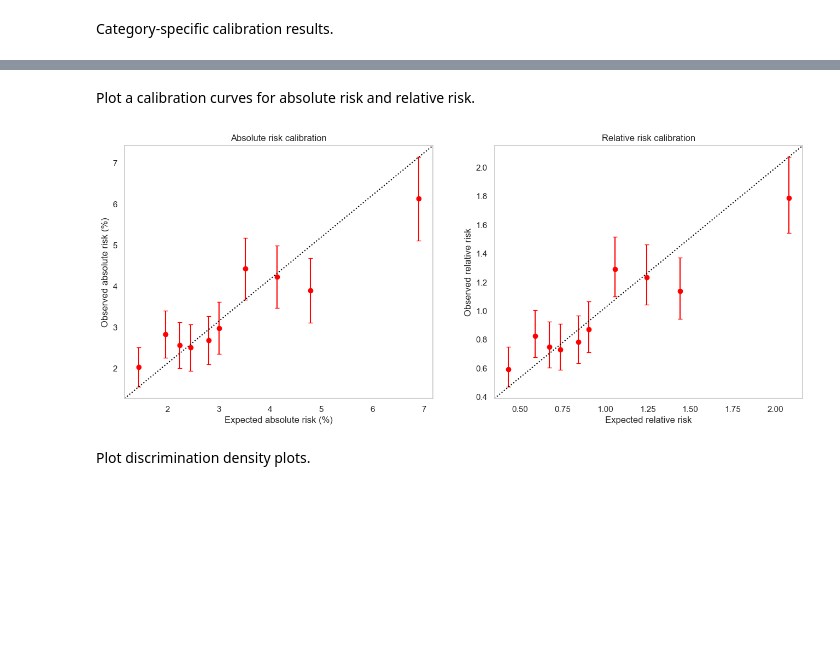
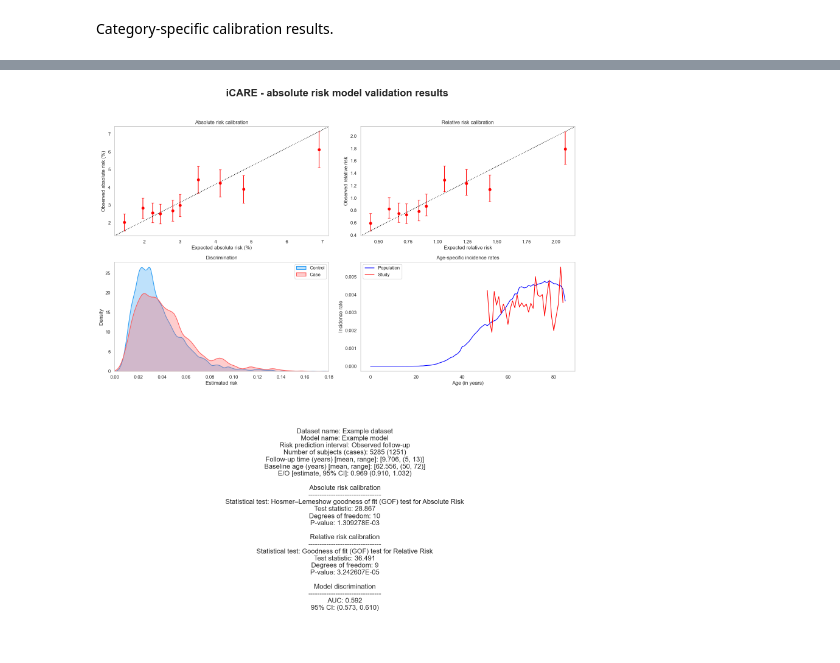
Before and after one commit to jeyabbalas/py-icare, a Jupyter notebook: examples/Python/Model validation.ipynb, the cells around one changed output, grey strips where cells are left out. Saved outputs shown, nothing was run; the diff lists cells and outputs as text; code cells hidden in the pictures; blank space fills up the shorter version.

Commit message:
Mimic validation figure from R

```diff
--- a/examples/Python/Model validation.ipynb
+++ b/examples/Python/Model validation.ipynb
@@ -448,39 +404,103 @@ Model discrimination
-# %% [markdown]
-Plot a calibration curves for absolute risk and relative risk.
 # %%
 observed_absolute_risk_pct = category_specific_calibration['observed_absolute_risk'] * 100
 lower_ci_absolute_risk_pct = category_specific_calibration['lower_ci_absolute_risk'] * 100
 upper_ci_absolute_risk_pct = category_specific_calibration['upper_ci_absolute_risk'] * 100
 predicted_absolute_risk_pct = category_specific_calibration['predicted_absolute_risk'] * 100
 
 observed_relative_risk = category_specific_calibration['observed_relative_risk']
 lower_ci_relative_risk = category_specific_calibration['lower_ci_relative_risk']
 upper_ci_relative_risk = category_specific_calibration['upper_ci_relative_risk']
 predicted_relative_risk = category_specific_calibration['predicted_relative_risk']
 
 yerr_ar = [observed_absolute_risk_pct - lower_ci_absolute_risk_pct, upper_ci_absolute_risk_pct - observed_absolute_risk_pct]
 yerr_rr = [observed_relative_risk - lower_ci_relative_risk, upper_ci_relative_risk - observed_relative_risk]
 
-fig, (ax1, ax2) = plt.subplots(1, 2, figsize=(16, 6))
+fig = plt.figure(figsize=(16, 18))
+gs = GridSpec(4, 2, figure=fig)
+
+# Calibration plots
+ax1 = fig.add_subplot(gs[0, 0])
+ax2 = fig.add_subplot(gs[0, 1])
 ax1.set_facecolor('white')
 ax2.set_facecolor('white')
 
 ax1.errorbar(predicted_absolute_risk_pct, observed_absolute_risk_pct, yerr=yerr_ar, fmt='o', color='red', capsize=3)
 ax1.plot([0, 1], [0, 1], transform=ax1.transAxes, color='black', linestyle='dotted')
 
 ax1.set_xlabel('Expected absolute risk (%)')
 ax1.set_ylabel('Observed absolute risk (%)')
 ax1.set_title('Absolute risk calibration')
 
 ax2.errorbar(predicted_relative_risk, observed_relative_risk, yerr=yerr_rr, fmt='o', color='red', capsize=3)
 ax2.plot([0, 1], [0, 1], transform=ax2.transAxes, color='black', linestyle='dotted')
 
 ax2.set_xlabel('Expected relative risk')
 ax2.set_ylabel('Observed relative risk')
 ax2.set_title('Relative risk calibration')
 
+# Discrimination plot
+ax3 = fig.add_subplot(gs[1, 0])
+
+sns.kdeplot(study_data.loc[study_data['observed_outcome'] == 0, 'risk_estimates'], bw_adjust=0.5, color=(42/255, 157/255, 244/255), fill=True, alpha=0.3, linewidth=1.5, label="Control", ax=ax3)
+
+sns.kdeplot(study_data.loc[study_data['observed_outcome'] == 1, 'risk_estimates'], bw_adjust=0.5, color=(254/255, 92/255, 92/255), fill=True, alpha=0.3, linewidth=1.5, label="Case", ax=ax3)
+
+ax3.set_xlim(0.0, 0.18)
+ax3.set_xlabel("Estimated risk")
+ax3.set_ylabel("Density")
+ax3.set_title("Discrimination")
+ax3.legend()
+
+# Incidence rates plot
+ax4 = fig.add_subplot(gs[1, 1])
+ax4.set_facecolor('white')
+
+ax4.plot(incidence_rates.index, incidence_rates['population_rate'], color='blue', label='Population')
+ax4.plot(incidence_rates.index, incidence_rates['study_rate'], color='red', label='Study')
+
+ax4.set_xlabel('Age (in years)')
+ax4.set_ylabel('Incidence rate')
+ax4.set_title('Age-specific incidence rates')
+ax4.legend()
+
+# Text summary
+ax5 = fig.add_subplot(gs[2:, :])
+ax5.axis('off')  # Hide axis
+
+validation_results = f"""
+Dataset name: {info['dataset_name']}
+Model name: {info['model_name']}
+Risk prediction interval: {info['risk_prediction_interval']}
+Number of subjects (cases): {len(study_data)} ({len(study_data[study_data['observed_outcome'] == 1])})
+Follow-up time (years) [mean, range]: [{study_data['followup'].mean():.3f}, ({study_data['followup'].min()}, {study_data['followup'].max()})]
+Baseline age (years) [mean, range]: [{study_data['study_entry_age'].mean():.3f}, ({study_data['study_entry_age'].min()}, {study_data['study_entry_age'].max()})]
+E/O [estimate, 95% CI]: {expected_by_observed_ratio['ratio']:.3f} ({expected_by_observed_ratio['lower_ci']:.3f}, {expected_by_observed_ratio['upper_ci']:.3f})
+
+Absolute risk calibration
+--------------------------------
+Statistical test: {calibration['absolute_risk']['method']}
+Test statistic: {calibration['absolute_risk']['statistic']['chi_square']:.3f}
+Degrees of freedom: {calibration['absolute_risk']['parameter']['degrees_of_freedom']}
+P-value: {calibration['absolute_risk']['p_value']:E}
+
+Relative risk calibration
+--------------------------------
+Statistical test: {calibration['relative_risk']['method']}
+Test statistic: {calibration['relative_risk']['statistic']['chi_square']:.3f}
+Degrees of freedom: {calibration['relative_risk']['parameter']['degrees_of_freedom']}
+P-value: {calibration['relative_risk']['p_value']:E}
+
+Model discrimination
+--------------------------------
+AUC: {auc['auc']:.3f}
+95% CI: ({auc['lower_ci']:.3f}, {auc['upper_ci']:.3f})
+"""
+
+ax5.text(0.5, 0.5, validation_results, horizontalalignment='center', verticalalignment='center', fontsize=16, transform=ax5.transAxes)
+
+fig.suptitle(f"{results['method']} results", fontsize=24, fontweight='bold', y=1.02)
+
+plt.tight_layout()
 plt.show()
 # %% [output]
-[figure, old version]
+[figure, new version]
-# %% [markdown]
-Plot discrimination density plots.
```
Also changed, not shown: parts of 7 cells of this notebook.
